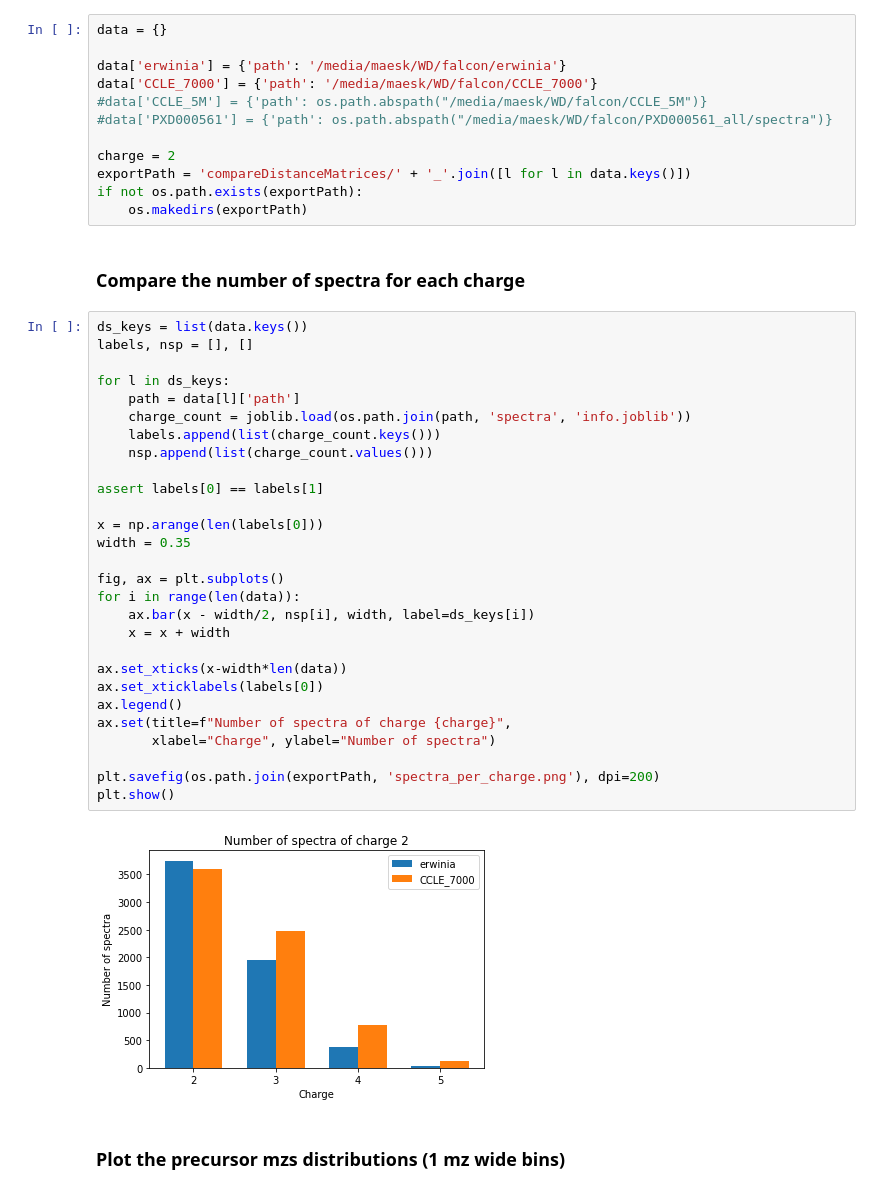
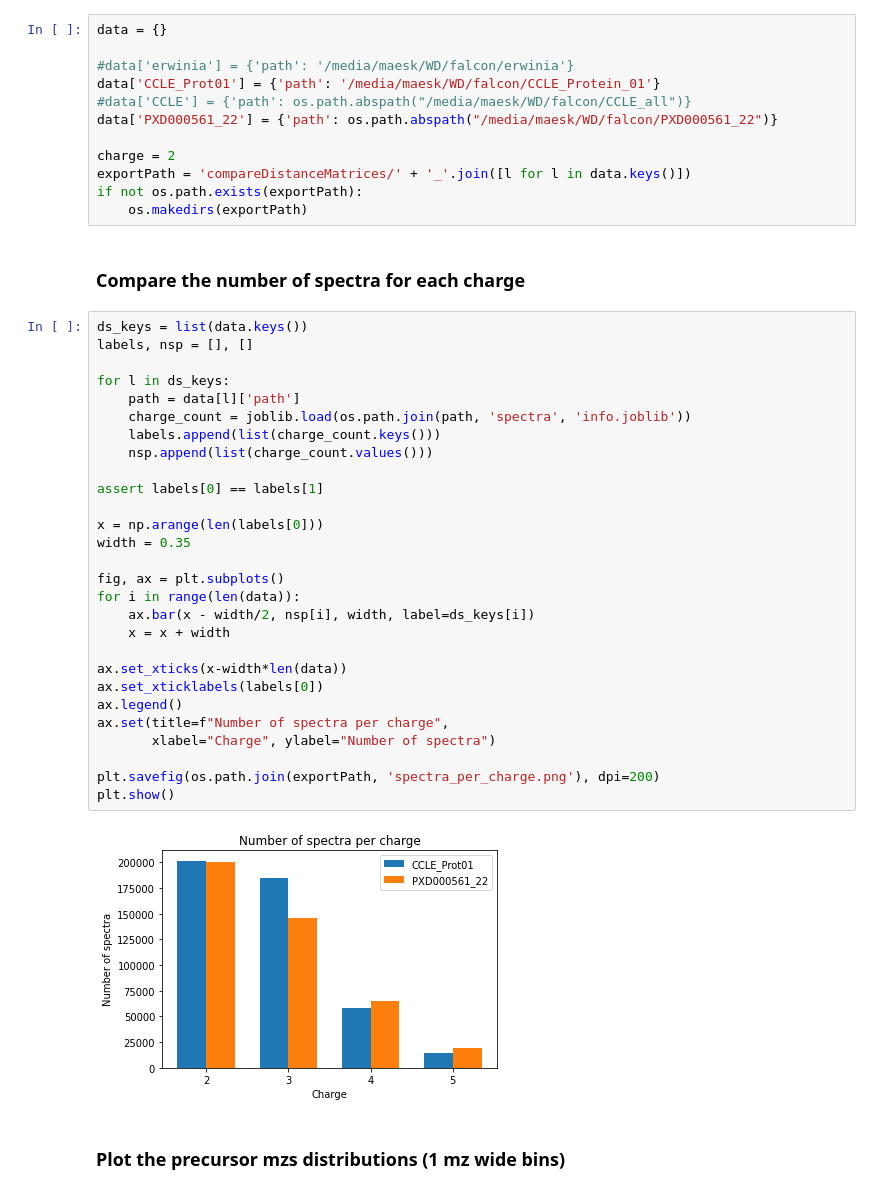
Before and after one commit to KilianMaes/falcon, a Jupyter notebook: notebooks/compareDistanceMatrices.ipynb, the cells around one changed output. Cells and saved outputs as stored; diff of their text form.

```diff
--- a/notebooks/compareDistanceMatrices.ipynb
+++ b/notebooks/compareDistanceMatrices.ipynb
@@ -31,10 +31,10 @@ ss_generator = nb_utils.ss_generator
 # %%
 data = {}
 
-data['erwinia'] = {'path': '/media/maesk/WD/falcon/erwinia'}
-data['CCLE_7000'] = {'path': '/media/maesk/WD/falcon/CCLE_7000'}
-#data['CCLE_5M'] = {'path': os.path.abspath("/media/maesk/WD/falcon/CCLE_5M")}
-#data['PXD000561'] = {'path': os.path.abspath("/media/maesk/WD/falcon/PXD000561_all/spectra")}
+#data['erwinia'] = {'path': '/media/maesk/WD/falcon/erwinia'}
+data['CCLE_Prot01'] = {'path': '/media/maesk/WD/falcon/CCLE_Protein_01'}
+#data['CCLE'] = {'path': os.path.abspath("/media/maesk/WD/falcon/CCLE_all")}
+data['PXD000561_22'] = {'path': os.path.abspath("/media/maesk/WD/falcon/PXD000561_22")}
 
 charge = 2
 exportPath = 'compareDistanceMatrices/' + '_'.join([l for l in data.keys()])
@@ -45,33 +45,33 @@ if not os.path.exists(exportPath):
 # %%
 ds_keys = list(data.keys())
 labels, nsp = [], []
 
 for l in ds_keys:
     path = data[l]['path']
     charge_count = joblib.load(os.path.join(path, 'spectra', 'info.joblib'))
     labels.append(list(charge_count.keys()))
     nsp.append(list(charge_count.values()))
 
 assert labels[0] == labels[1]
 
 x = np.arange(len(labels[0]))
 width = 0.35
 
 fig, ax = plt.subplots()
 for i in range(len(data)):
     ax.bar(x - width/2, nsp[i], width, label=ds_keys[i])
     x = x + width
 
 ax.set_xticks(x-width*len(data))
 ax.set_xticklabels(labels[0])
 ax.legend()
-ax.set(title=f"Number of spectra of charge {charge}",
+ax.set(title=f"Number of spectra per charge",
        xlabel="Charge", ylabel="Number of spectra")
 
 plt.savefig(os.path.join(exportPath, 'spectra_per_charge.png'), dpi=200)
 plt.show()
 # %% [output]
-[figure, old version]
+[figure, new version]
 # %% [markdown]
 ### Plot the precursor mzs distributions (1 mz wide bins)
 # %%
```
Also changed, not shown: parts of 15 cells of this notebook, 1 other file.
